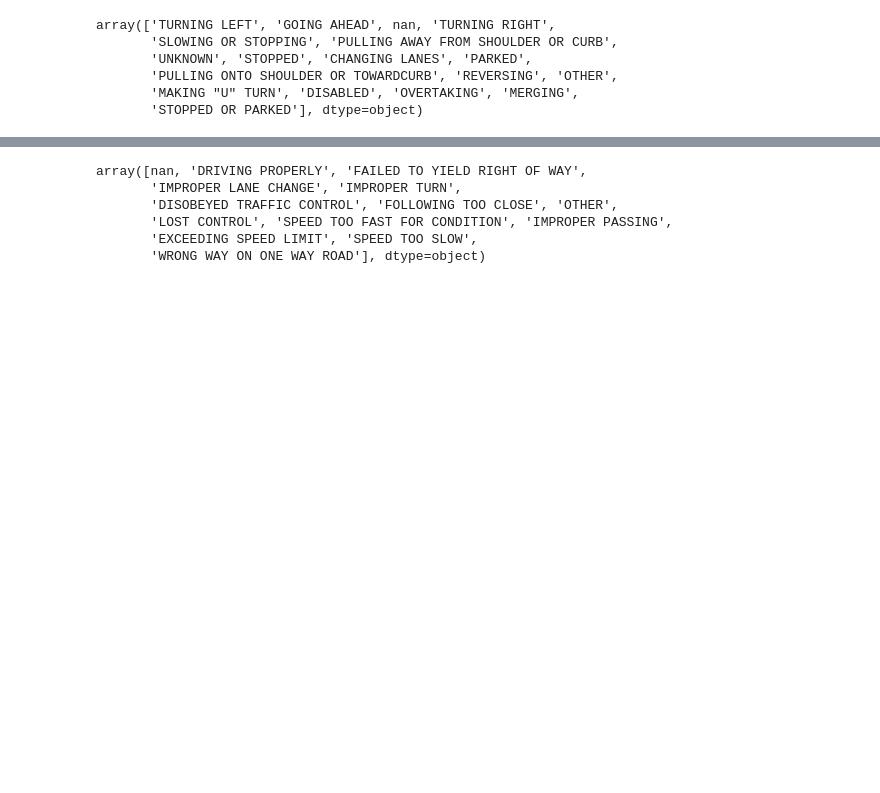
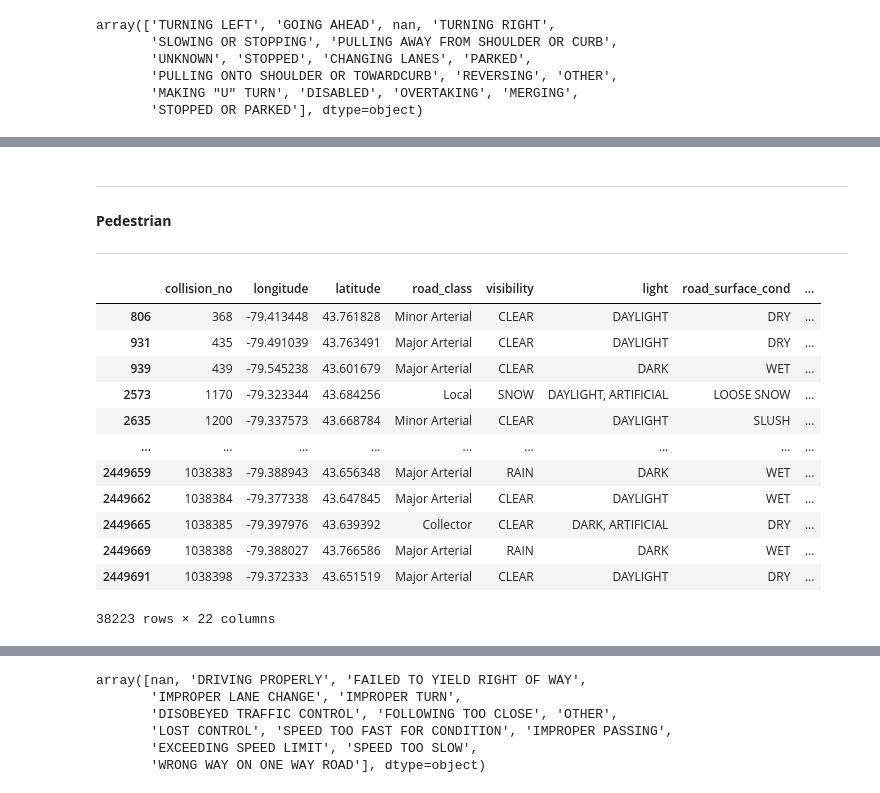
Before and after one commit to Dave-61/Insight_Data_Science, a Jupyter notebook: notebooks/TVZ_dataFrames.ipynb, the cells around one changed output, grey strips where cells are left out. Saved outputs shown, nothing was run; the diff lists cells and outputs as text; code cells hidden in the pictures; blank space fills up the shorter version.

```diff
--- a/notebooks/TVZ_dataFrames.ipynb
+++ b/notebooks/TVZ_dataFrames.ipynb
@@ -168,0 +242,2 @@ for column in df2.columns:
+# %%
+df2_b = df2.copy()
@@ -193,0 +309,6 @@ array(['DRIVER', 'PASSENGER', 'VEHICLE OWNER', 'OTHER',
+# %%
+# Drop the following columns form df2_b as they contain too many 'nan' and also UNKNOWN elements or they are not useful for the analysis.
+df2_b.drop(['stname1', 'streetype1', 'dir1', 'stname2', 'streetype2', 'dir2', 'stname3', 'streetype3', 'dir3', 'acc_date',
+            'initial_dir','safety_equip_used', 'vehicle_no', 'involved_injury_class', '# involved',	'# injured',	'# fatalities',
+            'posted_speed', 'actual_speed'], axis=1, inplace=True)
+df2_b.head()
@@ -193,0 +322,24 @@ array(['DRIVER', 'PASSENGER', 'VEHICLE OWNER', 'OTHER',
+# %% [markdown]
+---
+#### **Pedestrian**
+---
+# %%
+# Create df2_b_p
+df2_b_p = df2_b.copy()
+df2_b_p = df2_b_p[df2_b_p['involved_class']=='PEDESTRIAN']
+df2_b_p.drop(['cyclist_action',	'cyclist_condition',	'cyclist_collision_type'], axis=1, inplace=True)
+df2_b_p
+# %% [output]
+|  | collision_no | longitude | latitude | road_class | visibility | light | road_surface_cond | ... |
+| 806 | 368 | -79.413448 | 43.761828 | Minor Arterial | CLEAR | DAYLIGHT | DRY | ... |
+| 931 | 435 | -79.491039 | 43.763491 | Major Arterial | CLEAR | DAYLIGHT | DRY | ... |
+| 939 | 439 | -79.545238 | 43.601679 | Major Arterial | CLEAR | DARK | WET | ... |
+| 2573 | 1170 | -79.323344 | 43.684256 | Local | SNOW | DAYLIGHT, ARTIFICIAL | LOOSE SNOW | ... |
+| 2635 | 1200 | -79.337573 | 43.668784 | Minor Arterial | CLEAR | DAYLIGHT | SLUSH | ... |
+| ... | ... | ... | ... | ... | ... | ... | ... | ... |
+| 2449659 | 1038383 | -79.388943 | 43.656348 | Major Arterial | RAIN | DARK | WET | ... |
+| 2449662 | 1038384 | -79.377338 | 43.647845 | Major Arterial | CLEAR | DAYLIGHT | WET | ... |
+| 2449665 | 1038385 | -79.397976 | 43.639392 | Collector | CLEAR | DARK, ARTIFICIAL | DRY | ... |
+| 2449669 | 1038388 | -79.388027 | 43.766586 | Major Arterial | RAIN | DARK | WET | ... |
+| 2449691 | 1038398 | -79.372333 | 43.651519 | Major Arterial | CLEAR | DAYLIGHT | DRY | ... |
+38223 rows × 22 columns
```
Also changed, not shown: parts of 69 cells of this notebook.
